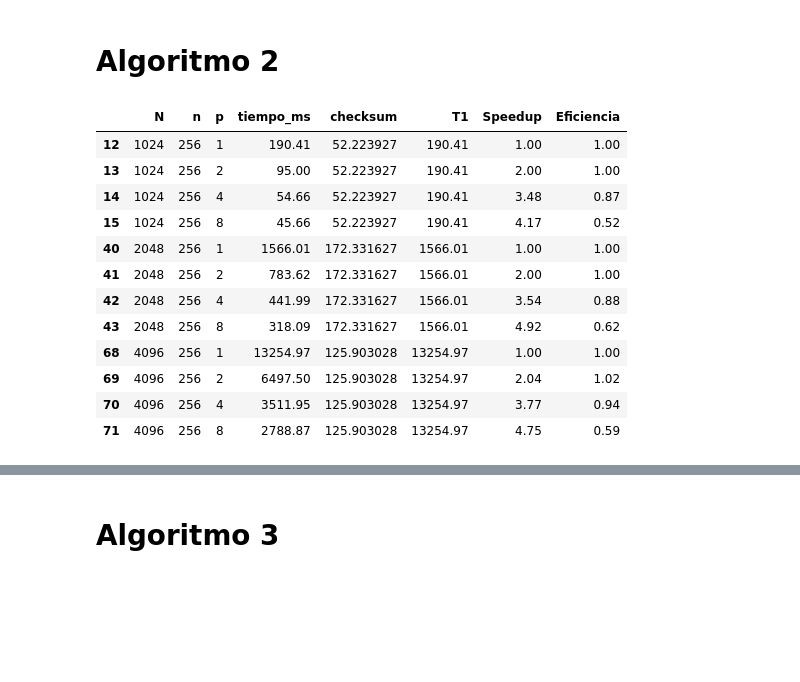
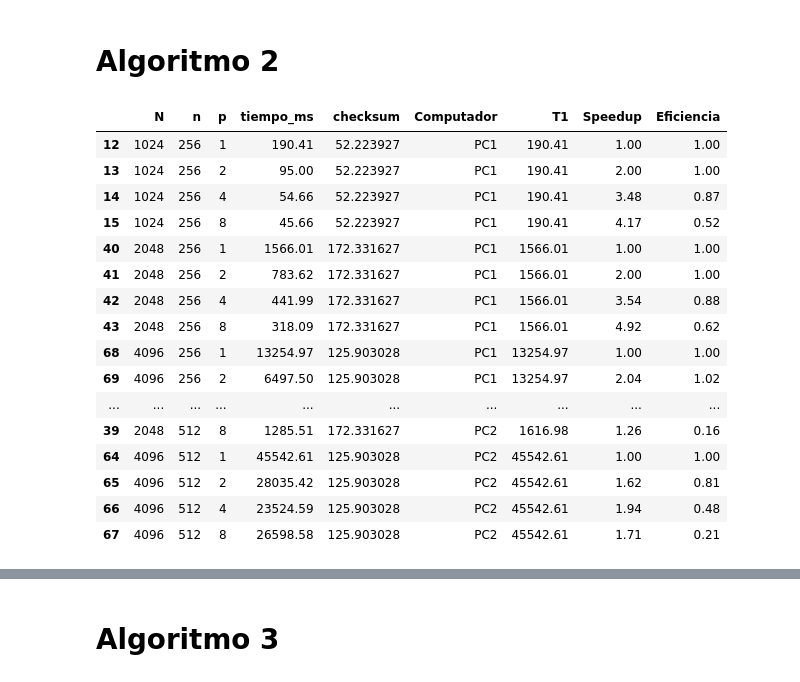
Before and after one commit to Jimenez73/alg_paralelos, a Jupyter notebook: tarea_2/graphs.ipynb, the cells around one changed output, grey strips where cells are left out. Saved outputs shown, nothing was run; the diff lists cells and outputs as text; code cells hidden in the pictures; blank space fills up the shorter version.

```diff
--- a/tarea_2/graphs.ipynb
+++ b/tarea_2/graphs.ipynb
@@ -33,0 +39,11 @@ Text(0, 0.5, 'Tiempo (ms)')
+# %%
+def peso_hoja(n: int):
+    # Multiplicar A, B y C
+    peso_bytes = n*n * 3 * 8
+    print(f"{peso_bytes} bytes")
+    print(f"{peso_bytes/1_048_576:.2f} MB")
+
+for n in [2048, 1024, 512, 256, 128, 64, 32]:
+    print(f"n={n}")
+    peso_hoja(n)
+    print("---------------")
@@ -60,31 +125,43 @@ df_1
 # %% [markdown]
 # Algoritmo 2
+# %%
+def calcular_optimo(df, n):
+    df_best = df[df['n'] == n].copy()
+
+    # Mapear T(1) dinámicamente según el valor de N para n=256
+    t1_map_2 = df_best[df_best['p'] == 1].set_index('N')['tiempo_ms']
+    df_best['T1'] = df_best['N'].map(t1_map_2)
+
+    df_best['Speedup'] = (df_best['T1'] / df_best['tiempo_ms']).round(2)
+    df_best['Eficiencia'] = (df_best['Speedup'] / df_best['p']).round(2)
+
+    return df_best
 # %%
-df_2 = pd.read_csv(f"{results}/alg_2.csv")
+df_2 = pd.read_csv(f"{results_pc1}/alg_2.csv")
+df_2["Computador"] = "PC1"
+df_2_best = calcular_optimo(df_2, 256)
 
-# 2. Cálculo para Algoritmo 2 (Fijando la elección óptima n=256)
-df_2_best = df_2[df_2['n'] == 256].copy()
+df_22 = pd.read_csv(f"{results_pc2}/alg_2.csv")
+df_22["Computador"] = "PC2"
+df_22_best = calcular_optimo(df_22, 512)
 
-# Mapear T(1) dinámicamente según el valor de N para n=256
-t1_map_2 = df_2_best[df_2_best['p'] == 1].set_index('N')['tiempo_ms']
-df_2_best['T1'] = df_2_best['N'].map(t1_map_2)
-
-df_2_best['Speedup'] = (df_2_best['T1'] / df_2_best['tiempo_ms']).round(2)
-df_2_best['Eficiencia'] = (df_2_best['Speedup'] / df_2_best['p']).round(2)
-
-# Revisión rápida de la escalabilidad débil (ítem f) en Algoritmo 2
-df_2_best
+df_best = pd.concat([df_2_best, df_22_best])
+df_best
 # %% [output]
-|  | N | n | p | tiempo_ms | checksum | T1 | Speedup | Eficiencia |
-| 12 | 1024 | 256 | 1 | 190.41 | 52.223927 | 190.41 | 1.00 | 1.00 |
-| 13 | 1024 | 256 | 2 | 95.00 | 52.223927 | 190.41 | 2.00 | 1.00 |
-| 14 | 1024 | 256 | 4 | 54.66 | 52.223927 | 190.41 | 3.48 | 0.87 |
-| 15 | 1024 | 256 | 8 | 45.66 | 52.223927 | 190.41 | 4.17 | 0.52 |
-| 40 | 2048 | 256 | 1 | 1566.01 | 172.331627 | 1566.01 | 1.00 | 1.00 |
-| 41 | 2048 | 256 | 2 | 783.62 | 172.331627 | 1566.01 | 2.00 | 1.00 |
-| 42 | 2048 | 256 | 4 | 441.99 | 172.331627 | 1566.01 | 3.54 | 0.88 |
-| 43 | 2048 | 256 | 8 | 318.09 | 172.331627 | 1566.01 | 4.92 | 0.62 |
-| 68 | 4096 | 256 | 1 | 13254.97 | 125.903028 | 13254.97 | 1.00 | 1.00 |
-| 69 | 4096 | 256 | 2 | 6497.50 | 125.903028 | 13254.97 | 2.04 | 1.02 |
-| 70 | 4096 | 256 | 4 | 3511.95 | 125.903028 | 13254.97 | 3.77 | 0.94 |
-| 71 | 4096 | 256 | 8 | 2788.87 | 125.903028 | 13254.97 | 4.75 | 0.59 |
+|  | N | n | p | tiempo_ms | checksum | Computador | T1 | Speedup | Eficiencia |
+| 12 | 1024 | 256 | 1 | 190.41 | 52.223927 | PC1 | 190.41 | 1.00 | 1.00 |
+| 13 | 1024 | 256 | 2 | 95.00 | 52.223927 | PC1 | 190.41 | 2.00 | 1.00 |
+| 14 | 1024 | 256 | 4 | 54.66 | 52.223927 | PC1 | 190.41 | 3.48 | 0.87 |
+| 15 | 1024 | 256 | 8 | 45.66 | 52.223927 | PC1 | 190.41 | 4.17 | 0.52 |
+| 40 | 2048 | 256 | 1 | 1566.01 | 172.331627 | PC1 | 1566.01 | 1.00 | 1.00 |
+| 41 | 2048 | 256 | 2 | 783.62 | 172.331627 | PC1 | 1566.01 | 2.00 | 1.00 |
+| 42 | 2048 | 256 | 4 | 441.99 | 172.331627 | PC1 | 1566.01 | 3.54 | 0.88 |
+| 43 | 2048 | 256 | 8 | 318.09 | 172.331627 | PC1 | 1566.01 | 4.92 | 0.62 |
+| 68 | 4096 | 256 | 1 | 13254.97 | 125.903028 | PC1 | 13254.97 | 1.00 | 1.00 |
+| 69 | 4096 | 256 | 2 | 6497.50 | 125.903028 | PC1 | 13254.97 | 2.04 | 1.02 |
+| ... | ... | ... | ... | ... | ... | ... | ... | ... | ... |
+| 39 | 2048 | 512 | 8 | 1285.51 | 172.331627 | PC2 | 1616.98 | 1.26 | 0.16 |
+| 64 | 4096 | 512 | 1 | 45542.61 | 125.903028 | PC2 | 45542.61 | 1.00 | 1.00 |
+| 65 | 4096 | 512 | 2 | 28035.42 | 125.903028 | PC2 | 45542.61 | 1.62 | 0.81 |
+| 66 | 4096 | 512 | 4 | 23524.59 | 125.903028 | PC2 | 45542.61 | 1.94 | 0.48 |
+| 67 | 4096 | 512 | 8 | 26598.58 | 125.903028 | PC2 | 45542.61 | 1.71 | 0.21 |
```
Also changed, not shown: parts of 18 cells of this notebook, 5 other files.
